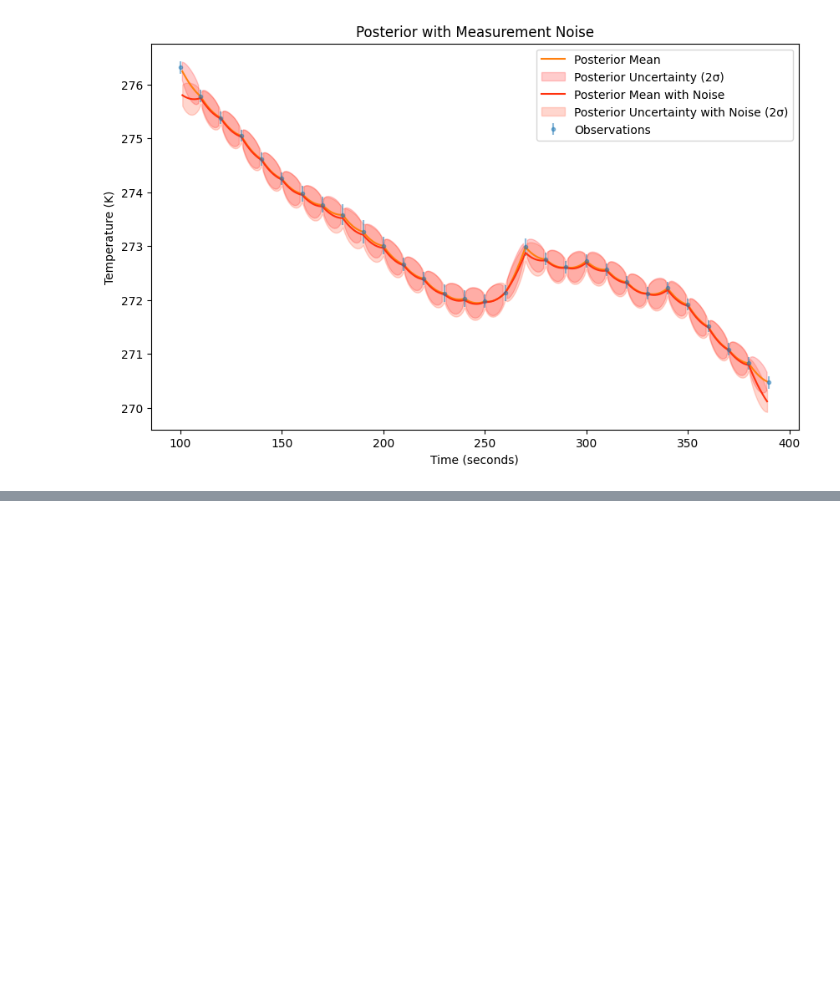
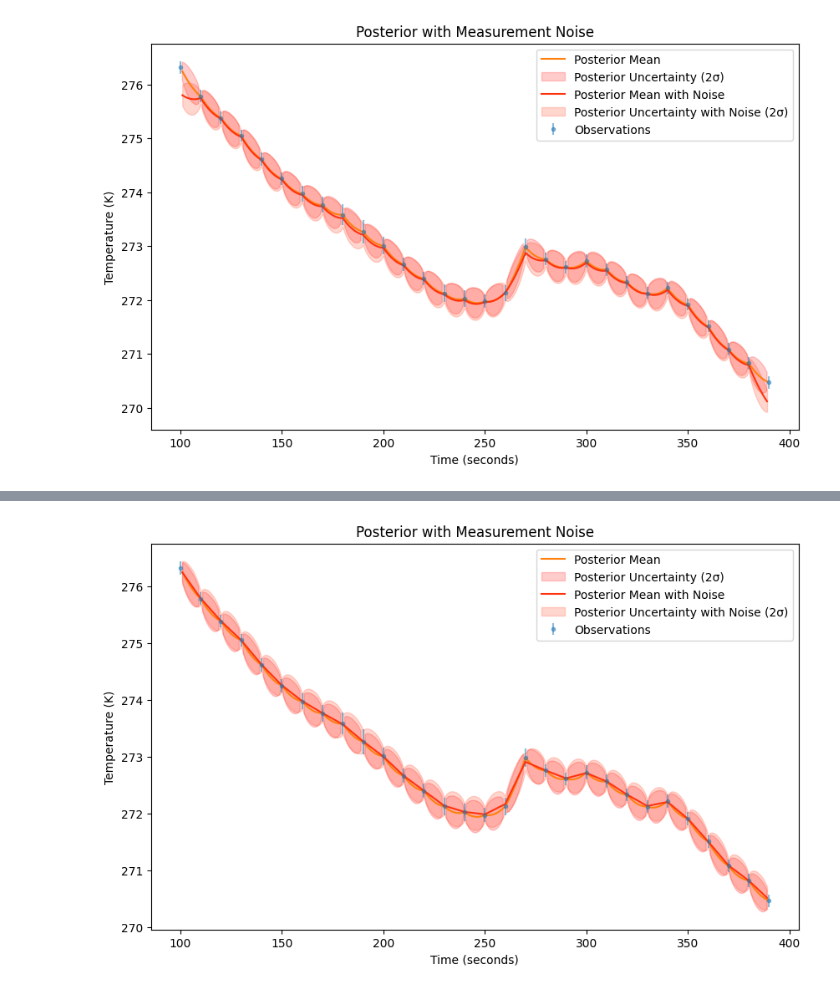
Before and after one commit to TommasoLocatelli/GRUAN_EDA, a Jupyter notebook: code_examples/gp_from_scratch.ipynb, the cells around one changed output, grey strips where cells are left out. Drawn from its saved outputs; the diff is of its cells as text; code cells hidden in the pictures; blank space fills up the shorter version.

```diff
--- a/code_examples/gp_from_scratch.ipynb
+++ b/code_examples/gp_from_scratch.ipynb
@@ -184,0 +185,28 @@ plt.show()
+# %%
+# gp with measurement error and zero-meaned data
+
+avg_temp = np.mean(train_temp)
+
+mu_post_noise, cov_post_noise = posterior_sampling_with_noise(
+    train_seconds,
+    train_temp-avg_temp,
+    train_variance,
+    test_seconds,
+    lambda x1, x2: exponential_kernel(x1, x2, 250, 1.0)
+)
+mu_post_noise += avg_temp
+# plot mu_post and uncertainty with noise
+std_post_noise = np.sqrt(np.diag(cov_post_noise))
+plt.figure(figsize=(10, 6))
+plt.errorbar(train_seconds, train_temp, yerr=train_temp_uc, fmt='.', alpha=0.5, label='Observations', color='#1f77b4')
+plt.plot(test_seconds, mu_post, label='Posterior Mean',  color='#ff7f0e')
+plt.fill_between(test_seconds, mu_post - 2*std_post, mu_post + 2*std_post, color='red', alpha=0.2, label='Posterior Uncertainty (2σ)')
+plt.plot(test_seconds, mu_post_noise, label='Posterior Mean with Noise',  color="#ff320e")
+plt.fill_between(test_seconds, mu_post_noise - 2*std_post_noise, mu_post_noise + 2*std_post_noise, color='#ff320e', alpha=0.2, label='Posterior Uncertainty with Noise (2σ)')
+plt.xlabel('Time (seconds)')
+plt.ylabel('Temperature (K)')
+plt.title('Posterior with Measurement Noise')
+plt.legend()
+plt.show()
+# %% [output]
+[figure, added]
```
Also changed, not shown: parts of 4 cells of this notebook.
